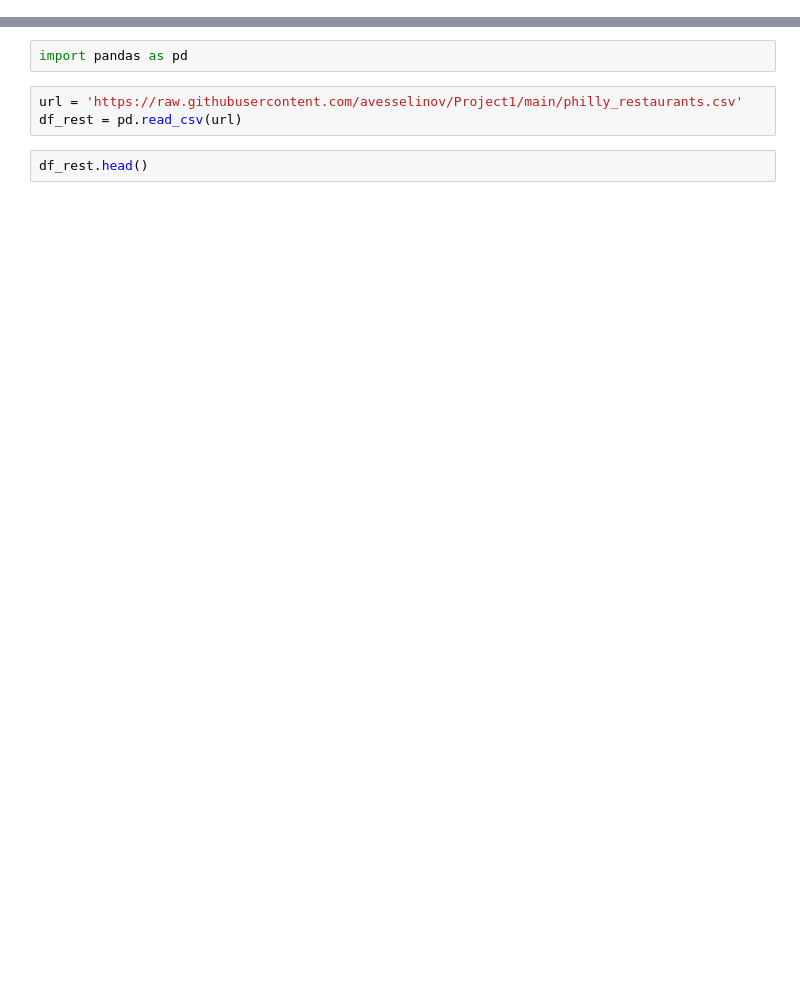
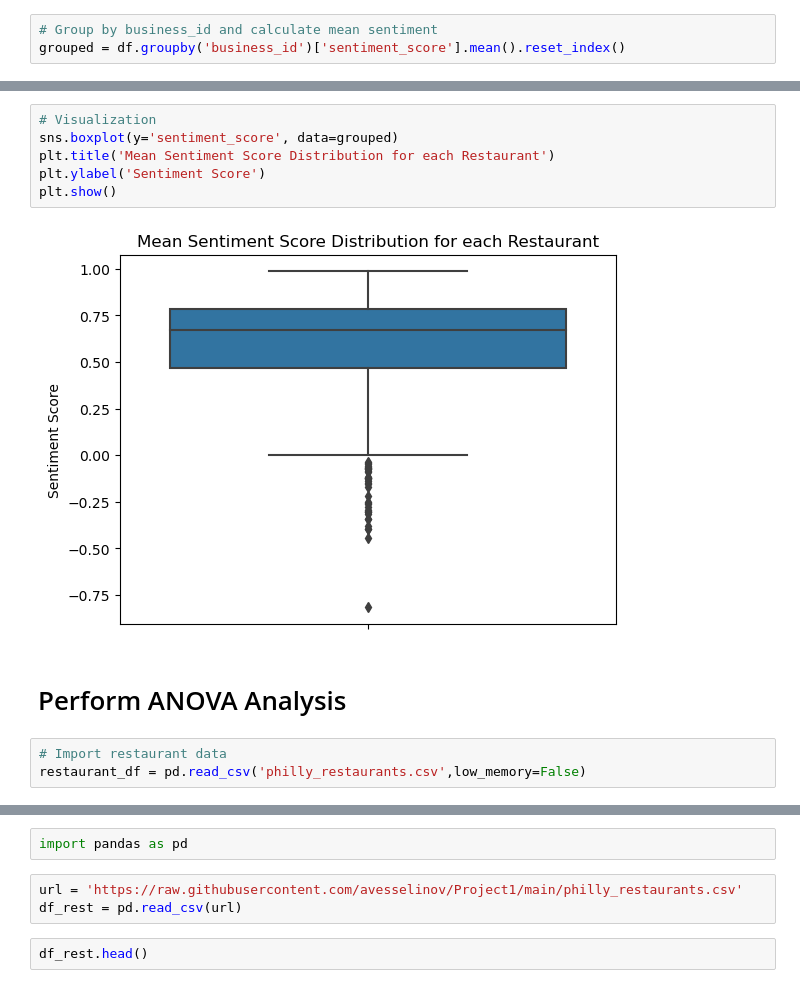
Before and after one commit to avesselinov/Project1, a Jupyter notebook: SCRIPTS/Project_1_Analysis_Plan.ipynb, the cells around one changed output, grey strips where cells are left out. Cells and saved outputs as stored; diff of their text form; blank space fills up the shorter version.

```diff
--- a/SCRIPTS/Project_1_Analysis_Plan.ipynb
+++ b/SCRIPTS/Project_1_Analysis_Plan.ipynb
@@ -0,0 +61,3 @@
+# %%
+# Group by business_id and calculate mean sentiment
+grouped = df.groupby('business_id')['sentiment_score'].mean().reset_index()
@@ -0,0 +77,13 @@
+# %%
+# Visualization
+sns.boxplot(y='sentiment_score', data=grouped)
+plt.title('Mean Sentiment Score Distribution for each Restaurant')
+plt.ylabel('Sentiment Score')
+plt.show()
+# %% [output]
+[figure, added]
+# %% [markdown]
+# Perform ANOVA Analysis
+# %%
+# Import restaurant data
+restaurant_df = pd.read_csv('philly_restaurants.csv',low_memory=False)
```
Also changed, not shown: parts of 11 cells of this notebook.
